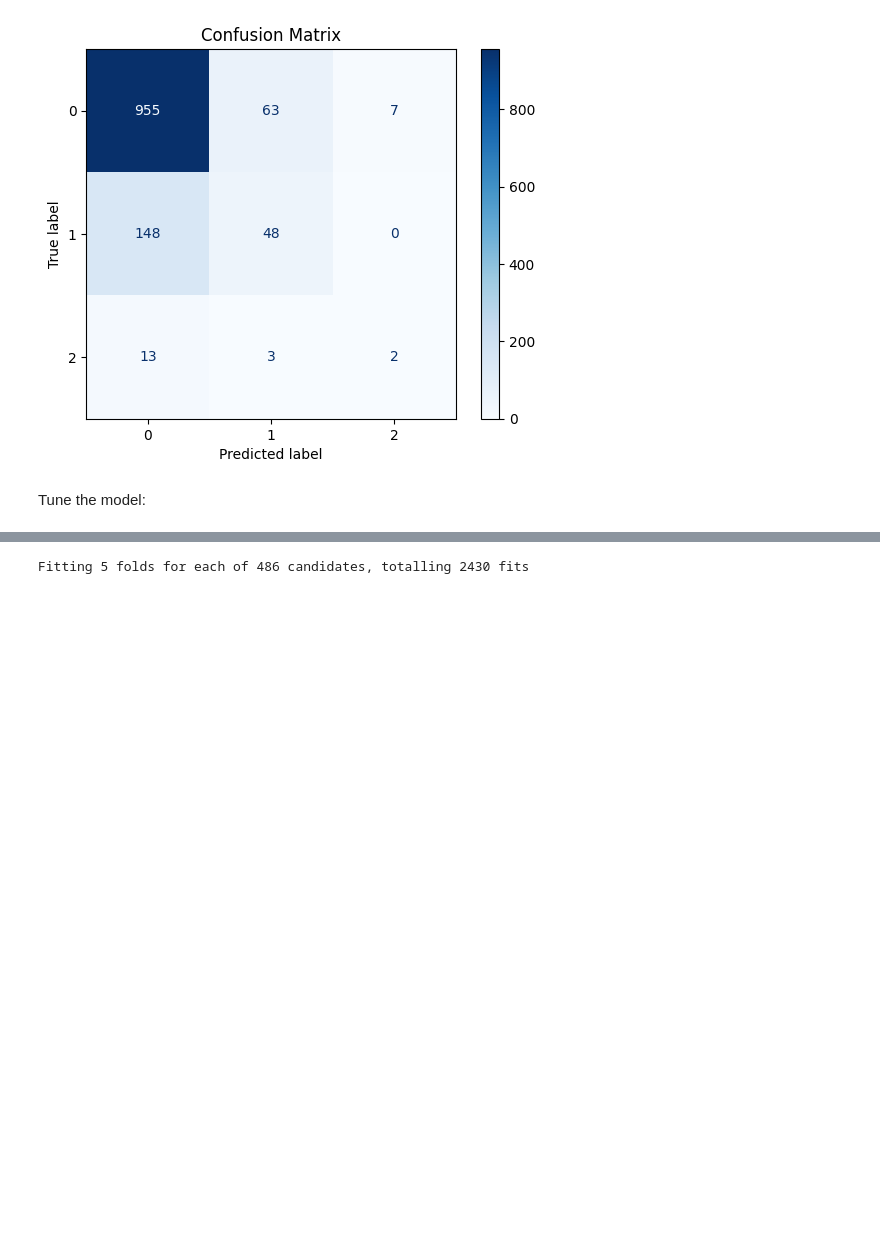
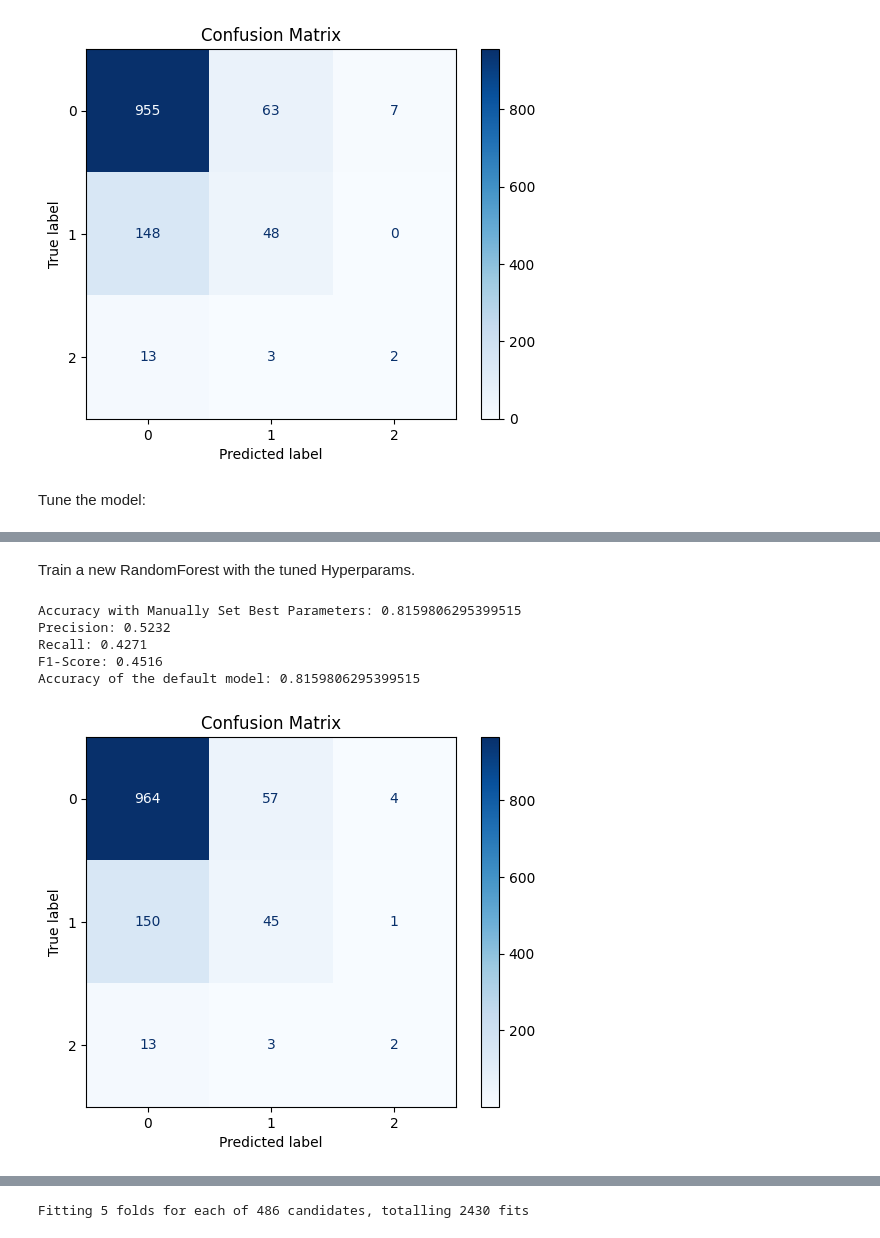
Before and after one commit to toutsos/ml_project, a Jupyter notebook: big-data-ml-project.ipynb, the cells around one changed output, grey strips where cells are left out. Drawn from its saved outputs; the diff is of its cells as text; code cells hidden in the pictures; blank space fills up the shorter version.

```diff
--- a/big-data-ml-project.ipynb
+++ b/big-data-ml-project.ipynb
@@ -704,0 +680,48 @@ Accuracy of the default model: 0.8305084745762712
+# %% [markdown]
+Train a new RandomForest with the tuned Hyperparams.
+# %%
+# Retrieve the best parameters from GridSearchCV
+best_params = grid_search_rf.best_params_
+
+# Create a new model with the best parameters
+rf_best = RandomForestClassifier(
+    n_estimators=best_params['n_estimators'],
+    max_depth=best_params['max_depth'],
+    min_samples_split=best_params['min_samples_split'],
+    min_samples_leaf=best_params['min_samples_leaf'],
+    random_state=42
+)
+
+# Train the model
+rf_best.fit(X_train, y_train.ravel())
+
+# Evaluate on test data
+y_pred = rf_best.predict(X_test)
+
+precision = precision_score(y_test.ravel(), y_pred, average='macro')
+print(f"Precision: {precision:.4f}") # 0.8305
+
+recall = recall_score(y_test.ravel(), y_pred, average='macro')
+print(f"Recall: {recall:.4f}") # 0.8305
+
+f1 = f1_score(y_test, y_pred, average='macro')
+print(f"F1-Score: {f1:.4f}") # 0.8305
+
+accuracy = accuracy_score(y_test, y_pred)
+print(f"Accuracy with Manually Set Best Parameters: {accuracy}") # 0.8159806295399515
+
+# Compute the confusion matrix
+cm = confusion_matrix(y_test.ravel(), y_pred)
+
+# Display the confusion matrix
+disp = ConfusionMatrixDisplay(confusion_matrix=cm)
+disp.plot(cmap=plt.cm.Blues)
+plt.title('Confusion Matrix')
+plt.show()
+# %% [output]
+Accuracy with Manually Set Best Parameters: 0.8159806295399515
+Precision: 0.5232
+Recall: 0.4271
+F1-Score: 0.4516
+Accuracy of the default model: 0.8159806295399515
+[figure, added]
```
Also changed, not shown: parts of 4 cells of this notebook.
